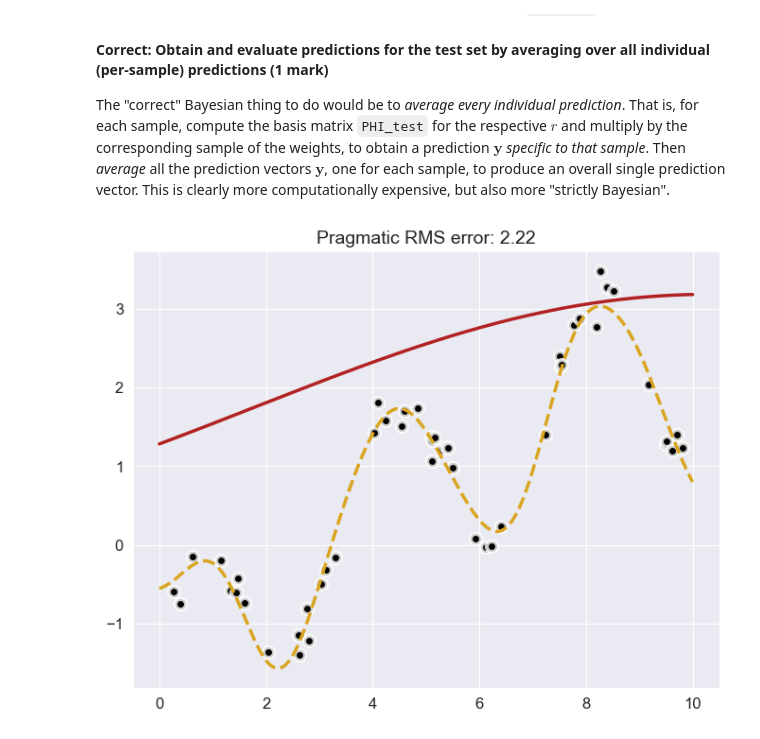
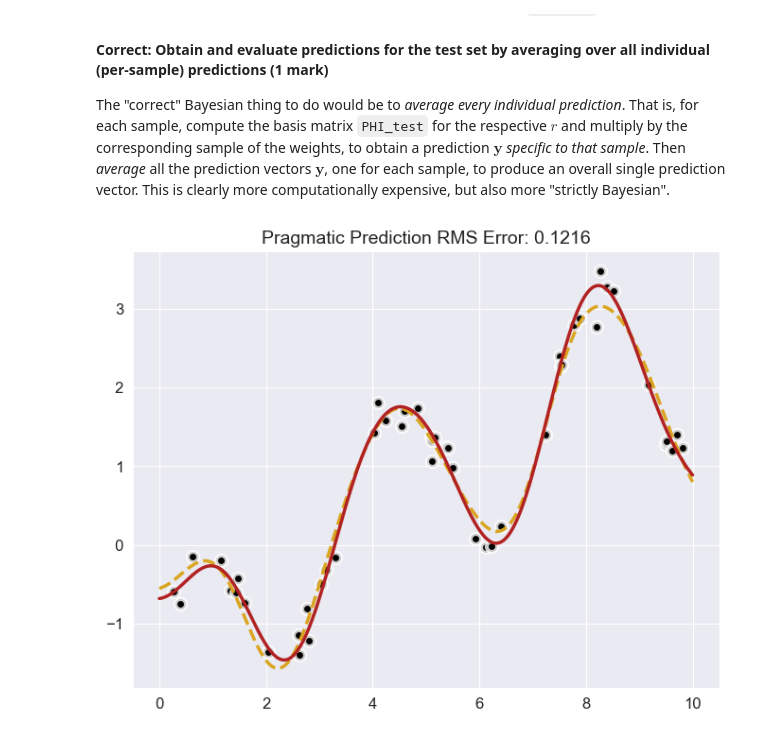
Before and after one commit to ab3308/bayesian-machine-learning, a Jupyter notebook: stochastic-approximation-bayesian-modelling/CM50268-Coursework-2b.ipynb, the cells around one changed output. Saved outputs shown, nothing was run; the diff lists cells and outputs as text; code cells hidden in the pictures.

```diff
--- a/stochastic-approximation-bayesian-modelling/CM50268-Coursework-2b.ipynb
+++ b/stochastic-approximation-bayesian-modelling/CM50268-Coursework-2b.ipynb
@@ -392,17 +392,17 @@ The most computationally efficient predictions might arguably be derived from ev
 
 The "correct" Bayesian thing to do would be to *average every individual prediction*. That is, for each sample, compute the basis matrix `PHI_test` for the respective $r$ and multiply by the corresponding sample of the weights, to obtain a prediction $\mathbf{y}$ *specific to that sample*. Then *average* all the prediction vectors $\mathbf{y}$, one for each sample, to produce an overall single prediction vector. This is clearly more computationally expensive, but also more "strictly Bayesian".
 # %%
-# Pragmatic predictions
-posterior_r = jnp.mean(10 ** log_radius)
-posterior_w = jnp.mean(samples["weights"], axis=0)
+posterior_r = np.mean(10 ** log_radius)
+posterior_w = np.mean(samples["weights"], axis=0).reshape((50, 1))
 
-phi_test = JRBF.evaluate(x_test, jnp.power(10, posterior_r))
-y_pred = jnp.dot(phi_test, posterior_w)
+phi_test = JRBF.evaluate(x_test, posterior_r)
+y_pred_pragmatic = np.dot(phi_test, posterior_w)
 
-error = setup.error_rms(y_test, y_pred)
-setup.plot_regression(x_train, y_train, x_test, y_test, y_pred, title=f"Pragmatic RMS error: {error:.2f}")
+error_pragmatic = setup.error_rms(y_test, y_pred_pragmatic)
+setup.plot_regression(x_train, y_train, x_test, y_test, y_pred_pragmatic,
+                     title=f"Pragmatic Prediction RMS Error: {error_pragmatic:.4f}")
 # %% [output]
-[figure, old version]
+[figure, new version]
 # %%
 # Bayesian predictions
 weights = samples["weights"]
```
Also changed, not shown: parts of 1 cell of this notebook, 3 other files.
